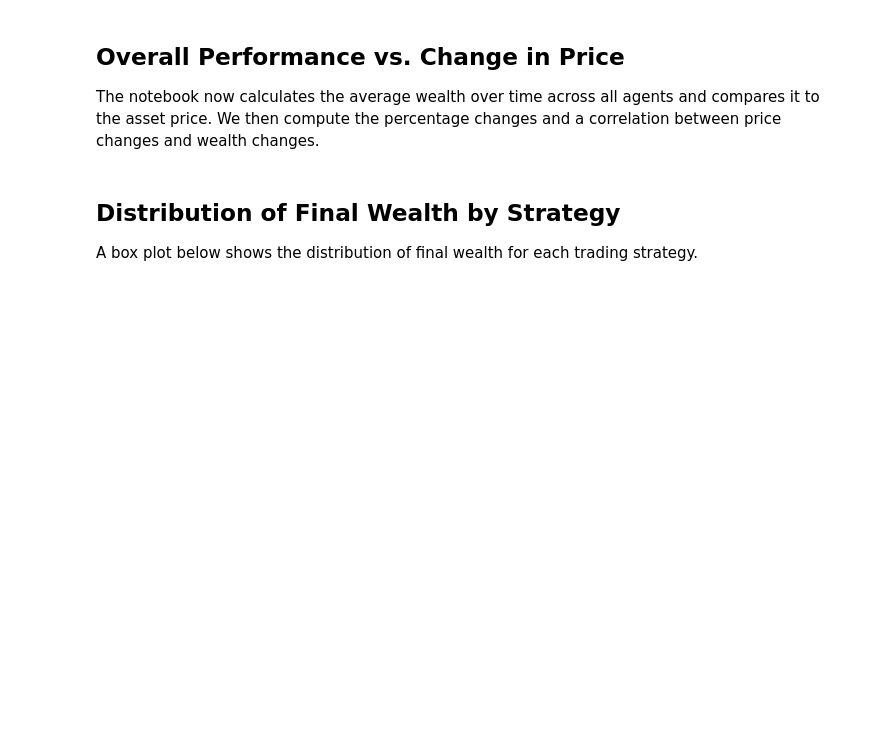
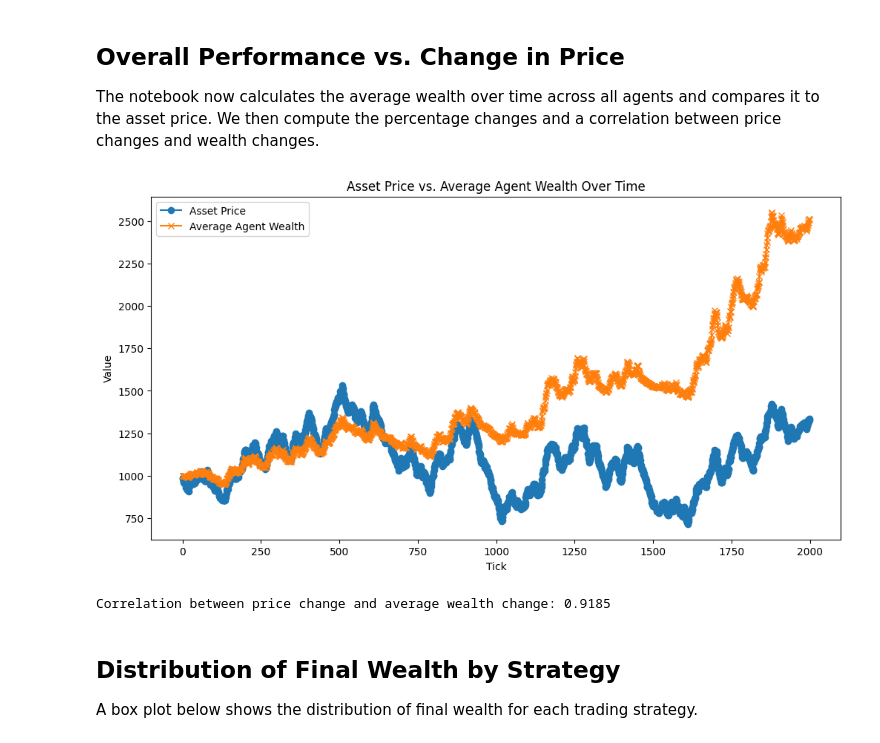
Before and after one commit to kylehammerm/HFT-Rutgers-Econ-Project, a Jupyter notebook: data_compiler.ipynb, the cells around one changed output. Drawn from its saved outputs; the diff is of its cells as text; code cells hidden in the pictures; blank space fills up the shorter version.

```diff
--- a/data_compiler.ipynb
+++ b/data_compiler.ipynb
@@ -79,28 +124,31 @@ The notebook now calculates the average wealth over time across all agents and c
 # %%
 # Compute average agent wealth per tick (across all agents)
 avg_wealth_over_time = wealth_data.mean(axis=1)
 
 # Plot asset price vs. average agent wealth over time
 ticks = price_data.index.astype(int)
 
 plt.figure(figsize=(12,6))
-plt.plot(ticks, price_data['Price'], marker='o', label='Asset Price')
+plt.plot(ticks, price_data['Price']*10, marker='o', label='Asset Price')
 plt.plot(ticks, avg_wealth_over_time, marker='x', label='Average Agent Wealth')
 plt.xlabel('Tick')
 plt.ylabel('Value')
 plt.title('Asset Price vs. Average Agent Wealth Over Time')
 plt.legend()
 plt.show()
 
 # Calculate percentage change in asset price between ticks
 price_data['PriceChangePct'] = price_data['Price'].pct_change()
 
 # Calculate percentage change in average wealth
 avg_wealth_change = avg_wealth_over_time.pct_change()
 
 # Compute correlation (drop the NaN values from percentage change computations)
 correlation = np.corrcoef(price_data['PriceChangePct'].dropna(), avg_wealth_change.dropna())[0, 1]
 print(f"Correlation between price change and average wealth change: {correlation:.4f}")
+# %% [output]
+[figure, added]
+Correlation between price change and average wealth change: 0.9185
 # %% [markdown]
 ## Distribution of Final Wealth by Strategy
 
```
Also changed, not shown: parts of 18 cells of this notebook.
